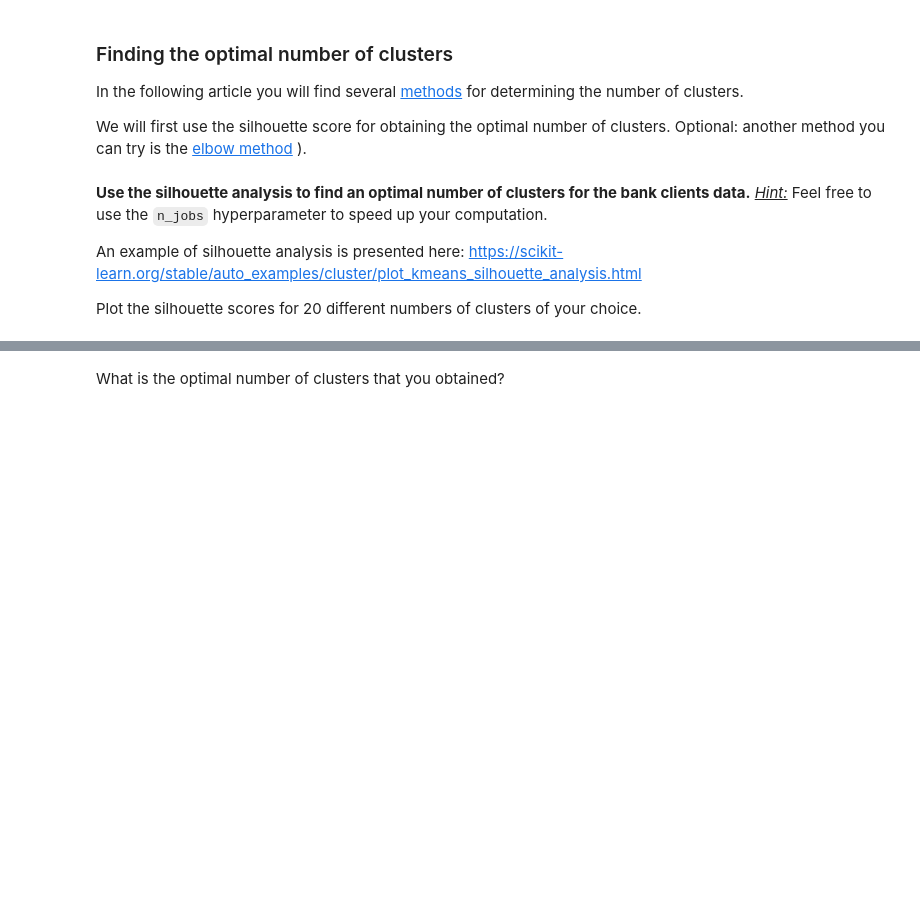
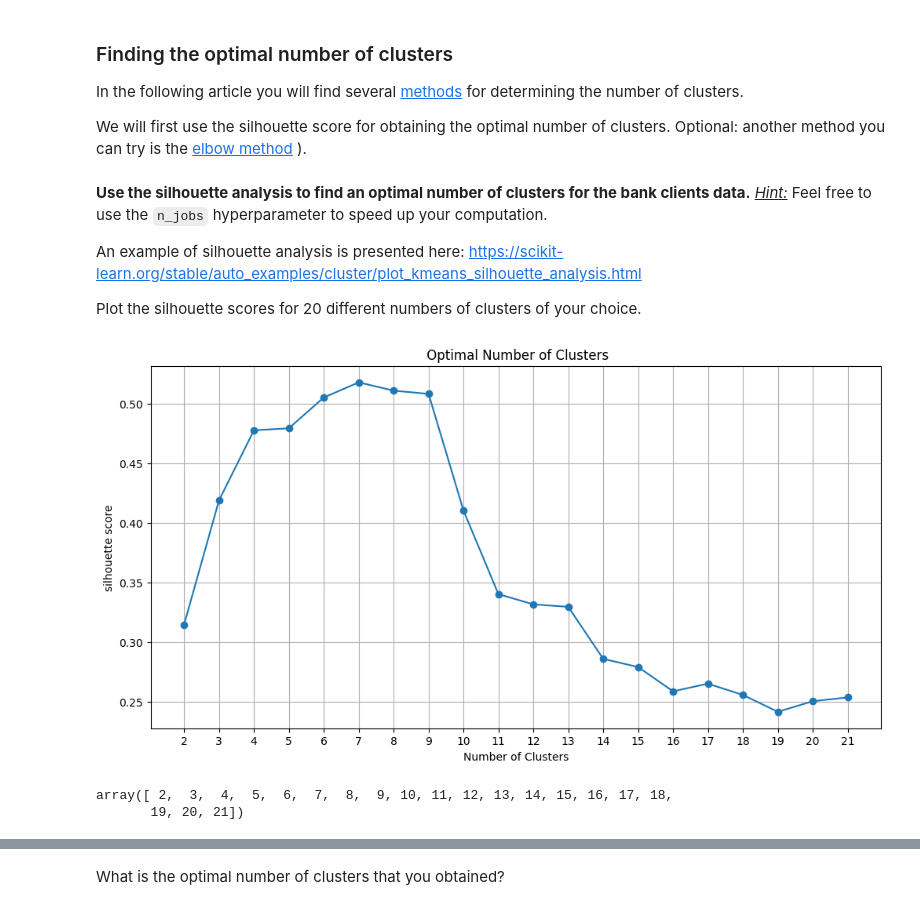
Before and after one commit to Emeline-C-C/ML_campusskills, a Jupyter notebook: ML2_Classification et Clustering/ML2.3_clustering_intro/notebook/Clustering_v2.ipynb, the cells around one changed output, grey strips where cells are left out. Saved outputs shown, nothing was run; the diff lists cells and outputs as text; code cells hidden in the pictures; blank space fills up the shorter version.

```diff
--- a/ML2_Classification et Clustering/ML2.3_clustering_intro/notebook/Clustering_v2.ipynb
+++ b/ML2_Classification et Clustering/ML2.3_clustering_intro/notebook/Clustering_v2.ipynb
@@ -337,0 +401,4 @@ Read what this score represents and how it is computed here: https://scikit-lear
+# %%
+from sklearn.metrics import silhouette_score
+clusters = df_norm["Cluster"].to_numpy()
+silhouette_score(df_norm, clusters)
@@ -353,0 +421,22 @@ Plot the silhouette scores for 20 different numbers of clusters of your choice.
+# %%
+sc = []
+for n in np.arange(2,22,1):
+    kmeans = KMeans(n_clusters=n, random_state=42)
+    clusters = kmeans.fit_predict(df_norm)
+    sc.append(silhouette_score(df_norm, clusters))
+# %%
+plt.figure(figsize=(12, 6))
+plt.plot(np.arange(2,22,1), sc, marker='o')
+plt.title(" Optimal Number of Clusters")
+plt.xlabel("Number of Clusters")
+plt.ylabel("silhouette score")
+plt.xticks(np.arange(2,22,1))
+plt.grid(True)
+plt.show()
+# %% [output]
+[figure, added]
+# %%
+np.arange(2,22,1)
+# %% [output]
+array([ 2,  3,  4,  5,  6,  7,  8,  9, 10, 11, 12, 13, 14, 15, 16, 17, 18,
+       19, 20, 21])
```
Also changed, not shown: parts of 61 cells of this notebook, 1 other file.
